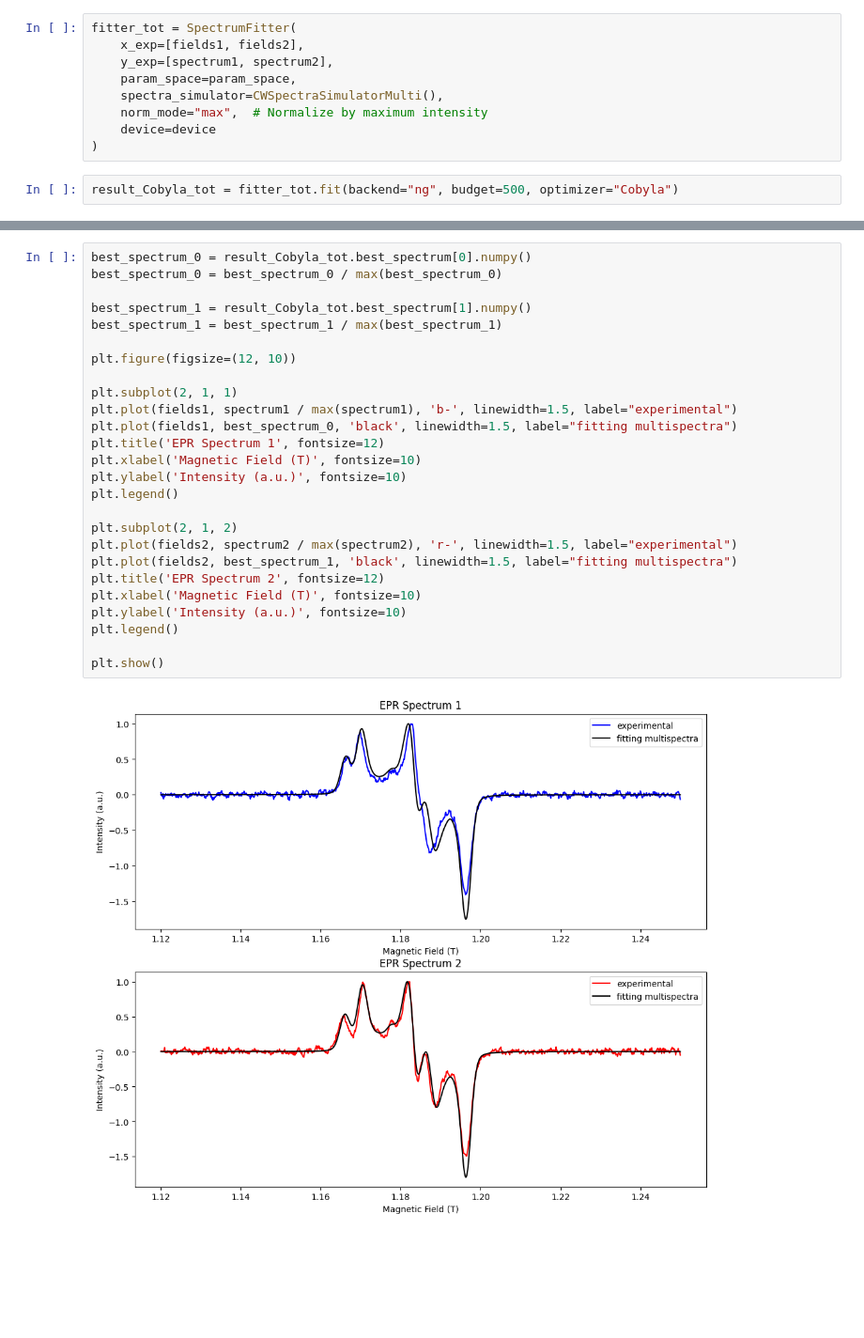
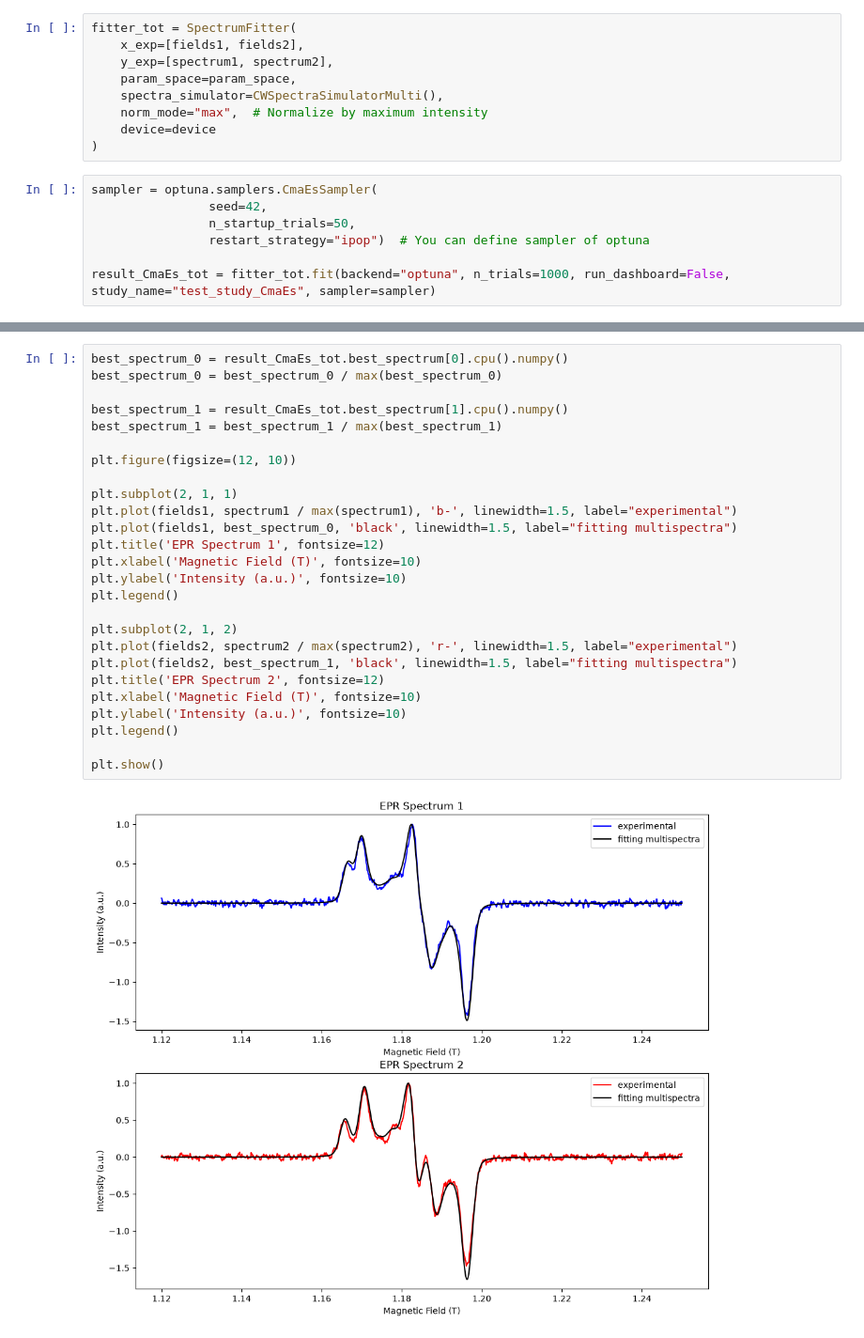
Before and after one commit to ArkadySamsonenkoWork/MaRs, a Jupyter notebook: examples/example_3_simple_fit/example_3.ipynb, the cells around one changed output, grey strips where cells are left out. Shown at 94% size. Saved outputs shown, nothing was run; the diff lists cells and outputs as text; blank space fills up the shorter version.

```diff
--- a/examples/example_3_simple_fit/example_3.ipynb
+++ b/examples/example_3_simple_fit/example_3.ipynb
@@ -653,5 +653,10 @@ fitter_tot = SpectrumFitter(
     device=device
 )
 # %%
-result_Cobyla_tot = fitter_tot.fit(backend="ng", budget=500, optimizer="Cobyla")
+sampler = optuna.samplers.CmaEsSampler(
+                seed=42,
+                n_startup_trials=50,
+                restart_strategy="ipop")  # You can define sampler of optuna
+
+result_CmaEs_tot = fitter_tot.fit(backend="optuna", n_trials=1000, run_dashboard=False, study_name="test_study_CmaEs", sampler=sampler)
 # %%
@@ -667,29 +672,29 @@ Best parameters for spectrum 2: D2 = 128.48 MHz, E2 = 38.79 MHz
 True values: Spectrum 1: D=100 MHz, E=10 MHz | Spectrum 2: D=150 MHz, E=25 MHz
 # %%
-best_spectrum_0 = result_Cobyla_tot.best_spectrum[0].numpy()
+best_spectrum_0 = result_CmaEs_tot.best_spectrum[0].cpu().numpy()
 best_spectrum_0 = best_spectrum_0 / max(best_spectrum_0)
 
-best_spectrum_1 = result_Cobyla_tot.best_spectrum[1].numpy()
+best_spectrum_1 = result_CmaEs_tot.best_spectrum[1].cpu().numpy()
 best_spectrum_1 = best_spectrum_1 / max(best_spectrum_1)
 
 plt.figure(figsize=(12, 10))
 
 plt.subplot(2, 1, 1)
 plt.plot(fields1, spectrum1 / max(spectrum1), 'b-', linewidth=1.5, label="experimental")
 plt.plot(fields1, best_spectrum_0, 'black', linewidth=1.5, label="fitting multispectra")
 plt.title('EPR Spectrum 1', fontsize=12)
 plt.xlabel('Magnetic Field (T)', fontsize=10)
 plt.ylabel('Intensity (a.u.)', fontsize=10)
 plt.legend()
 
 plt.subplot(2, 1, 2)
 plt.plot(fields2, spectrum2 / max(spectrum2), 'r-', linewidth=1.5, label="experimental")
 plt.plot(fields2, best_spectrum_1, 'black', linewidth=1.5, label="fitting multispectra")
 plt.title('EPR Spectrum 2', fontsize=12)
 plt.xlabel('Magnetic Field (T)', fontsize=10)
 plt.ylabel('Intensity (a.u.)', fontsize=10)
 plt.legend()
 
 plt.show()
 # %% [output]
-[figure, old version]
+[figure, new version]
```
Also changed, not shown: parts of 17 cells of this notebook, 15 other files.
